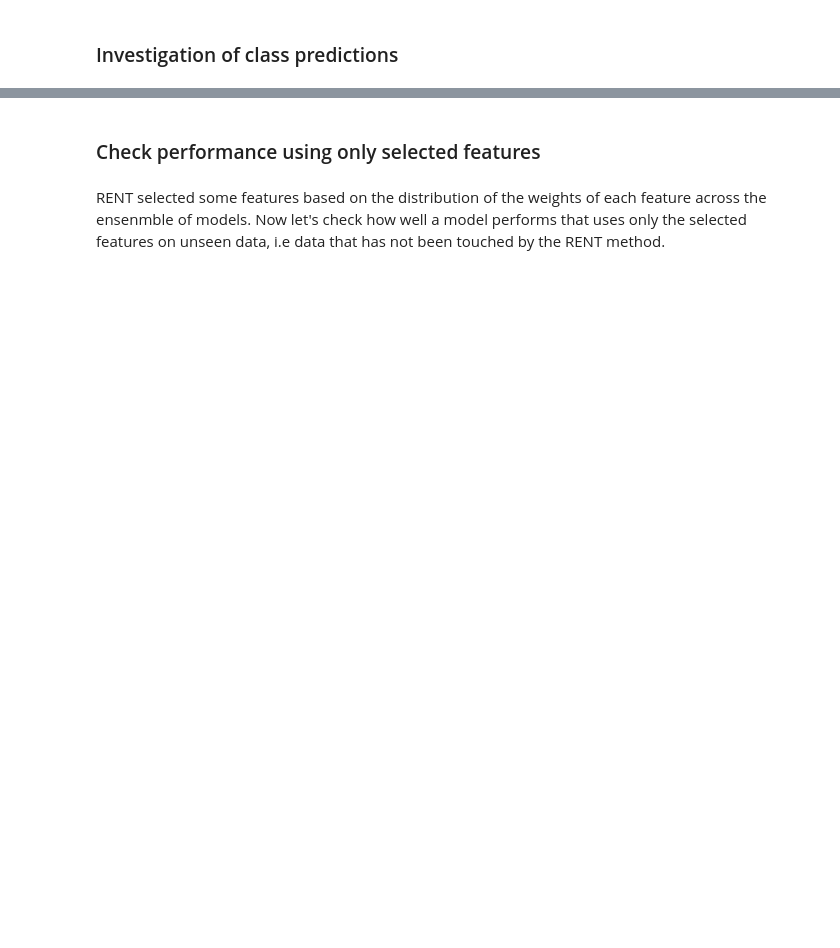
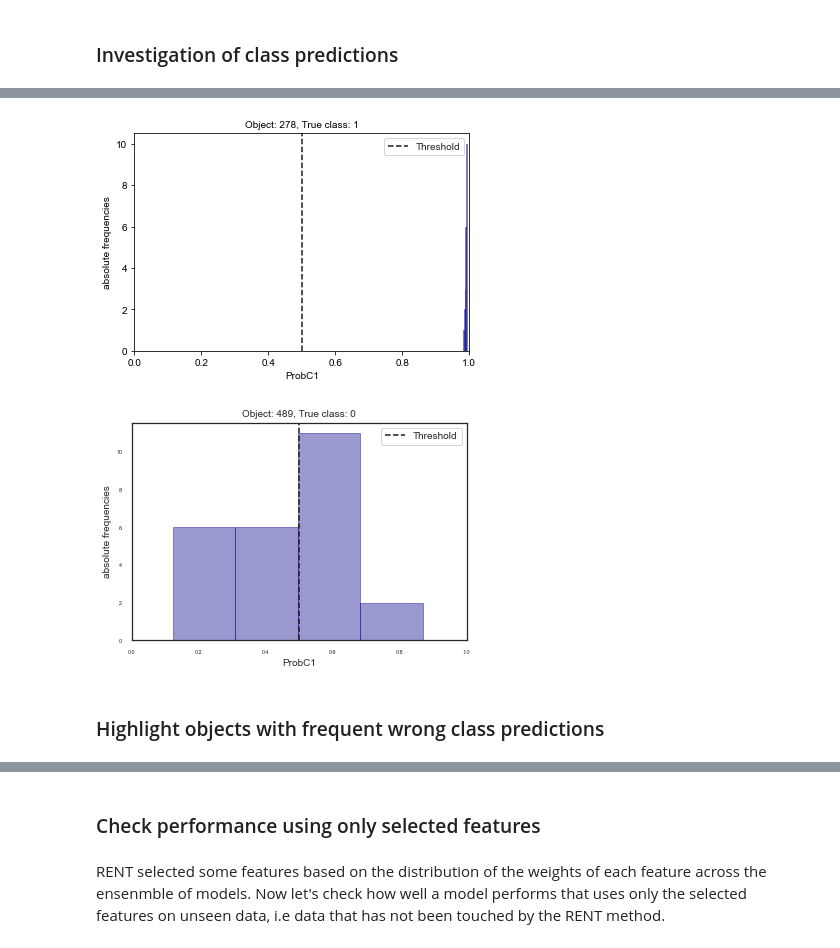
Before and after one commit to NMBU-Data-Science/RENT, a Jupyter notebook: src/RENT/Classification_example.ipynb, the cells around one changed output, grey strips where cells are left out. Saved outputs shown, nothing was run; the diff lists cells and outputs as text; code cells hidden in the pictures; blank space fills up the shorter version.

```diff
--- a/src/RENT/Classification_example.ipynb
+++ b/src/RENT/Classification_example.ipynb
@@ -349,4 +401,9 @@ analysis.get_object_probabilities()
 # %%
-analysis.plot_object_probabilities(object_id=[293, 332])
+analysis.plot_object_probabilities(object_id=[278, 489])
+# %% [output]
+[figure, added]
+[figure, added]
+# %% [markdown]
+### Highlight objects with frequent wrong class predictions
 # %%
 analysis.plot_object_PCA(group=0)
```
Also changed, not shown: parts of 23 cells of this notebook.
